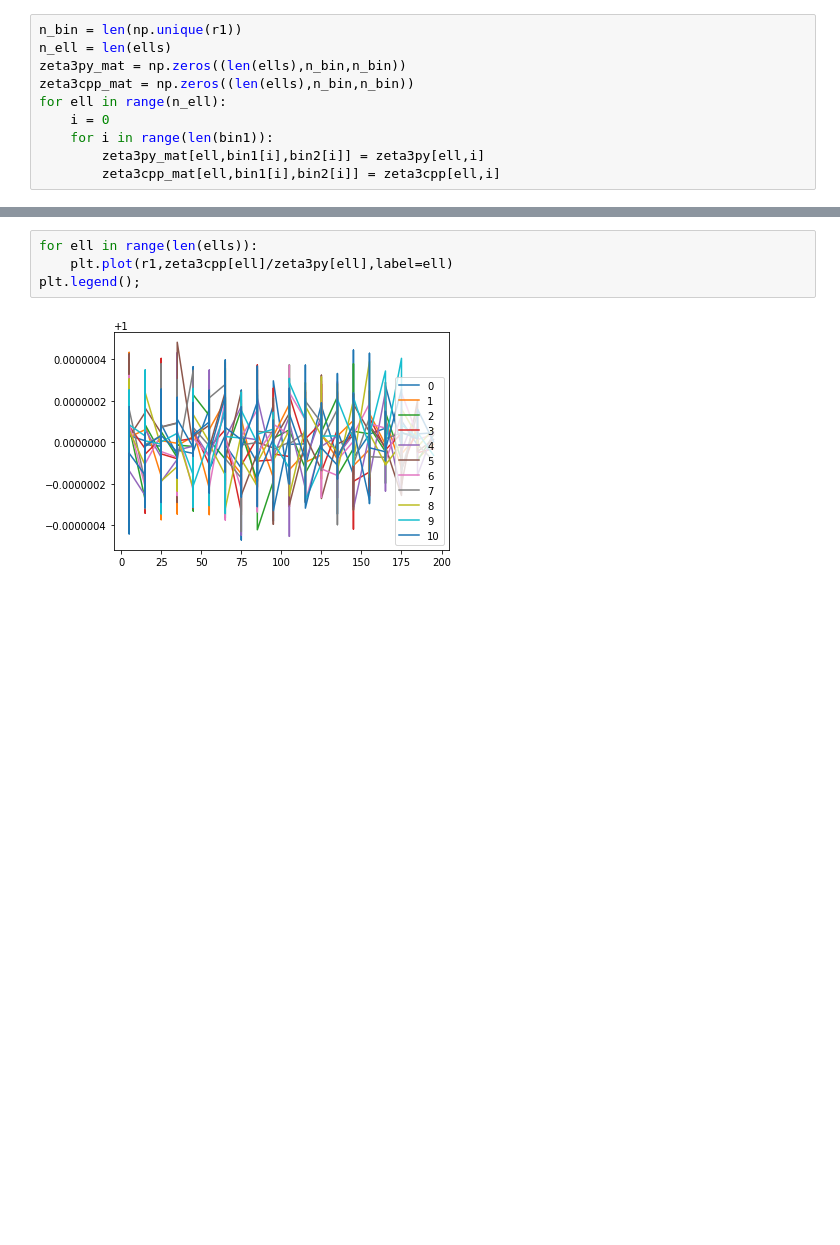
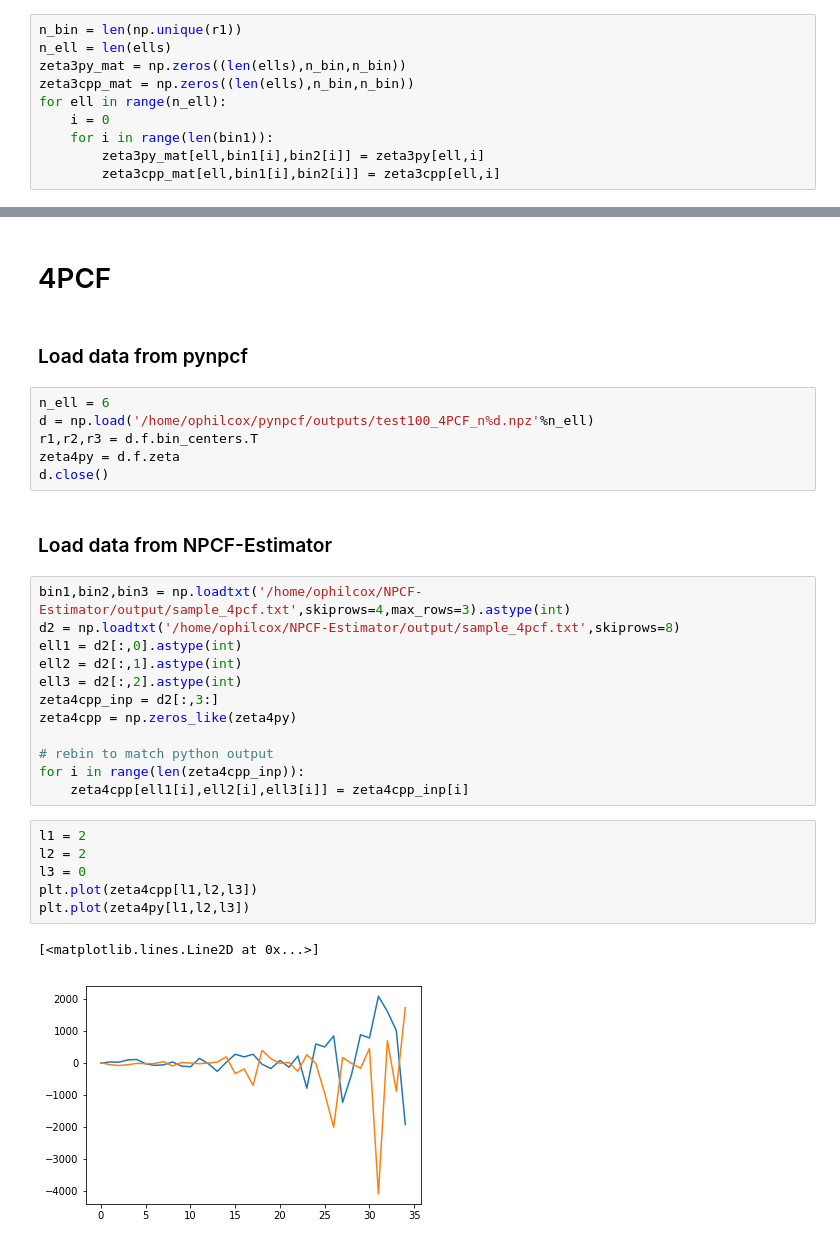
Before and after one commit to oliverphilcox/pynpcf, a Jupyter notebook: TestingOutputs.ipynb, the cells around one changed output, grey strips where cells are left out. Drawn from its saved outputs; the diff is of its cells as text; blank space fills up the shorter version.

```diff
--- a/TestingOutputs.ipynb
+++ b/TestingOutputs.ipynb
@@ -72,6 +61,33 @@ plt.plot(bin1[bin2==i],zeta3py[ell][bin2==i]/zeta3cpp[ell][bin2==i])
-# %%
-for ell in range(len(ells)):
-    plt.plot(r1,zeta3cpp[ell]/zeta3py[ell],label=ell)
-plt.legend();
-# %% [output]
-[figure, removed]
+# %% [markdown]
+# 4PCF
+# %% [markdown]
+### Load data from pynpcf
+# %%
+n_ell = 6
+d = np.load('/home/ophilcox/pynpcf/outputs/test100_4PCF_n%d.npz'%n_ell)
+r1,r2,r3 = d.f.bin_centers.T
+zeta4py = d.f.zeta
+d.close()
+# %% [markdown]
+### Load data from NPCF-Estimator
+# %%
+bin1,bin2,bin3 = np.loadtxt('/home/ophilcox/NPCF-Estimator/output/sample_4pcf.txt',skiprows=4,max_rows=3).astype(int)
+d2 = np.loadtxt('/home/ophilcox/NPCF-Estimator/output/sample_4pcf.txt',skiprows=8)
+ell1 = d2[:,0].astype(int)
+ell2 = d2[:,1].astype(int)
+ell3 = d2[:,2].astype(int)
+zeta4cpp_inp = d2[:,3:]
+zeta4cpp = np.zeros_like(zeta4py)
+
+# rebin to match python output
+for i in range(len(zeta4cpp_inp)):
+    zeta4cpp[ell1[i],ell2[i],ell3[i]] = zeta4cpp_inp[i]
+# %%
+l1 = 2
+l2 = 2
+l3 = 0
+plt.plot(zeta4cpp[l1,l2,l3])
+plt.plot(zeta4py[l1,l2,l3])
+# %% [output]
+[<matplotlib.lines.Line2D at 0x...>]
+[figure, added]
```
Also changed, not shown: parts of 9 cells of this notebook, 22 other files.
